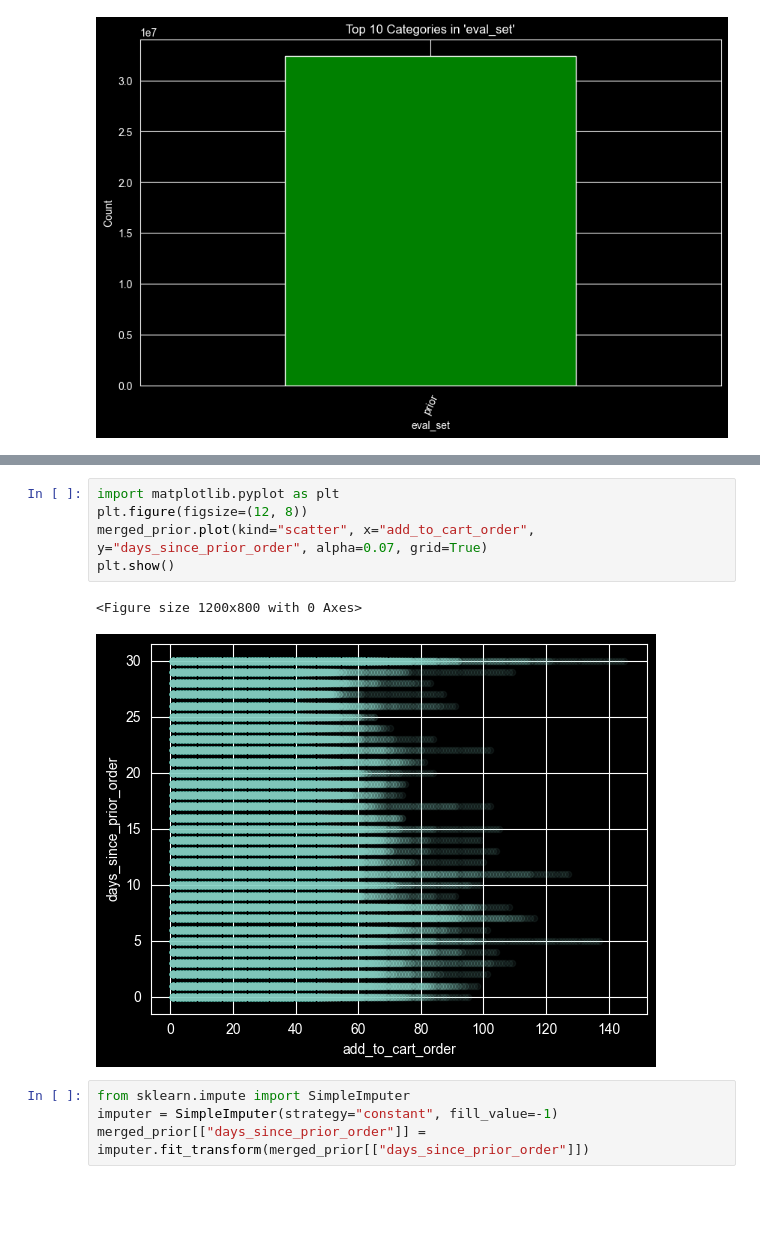
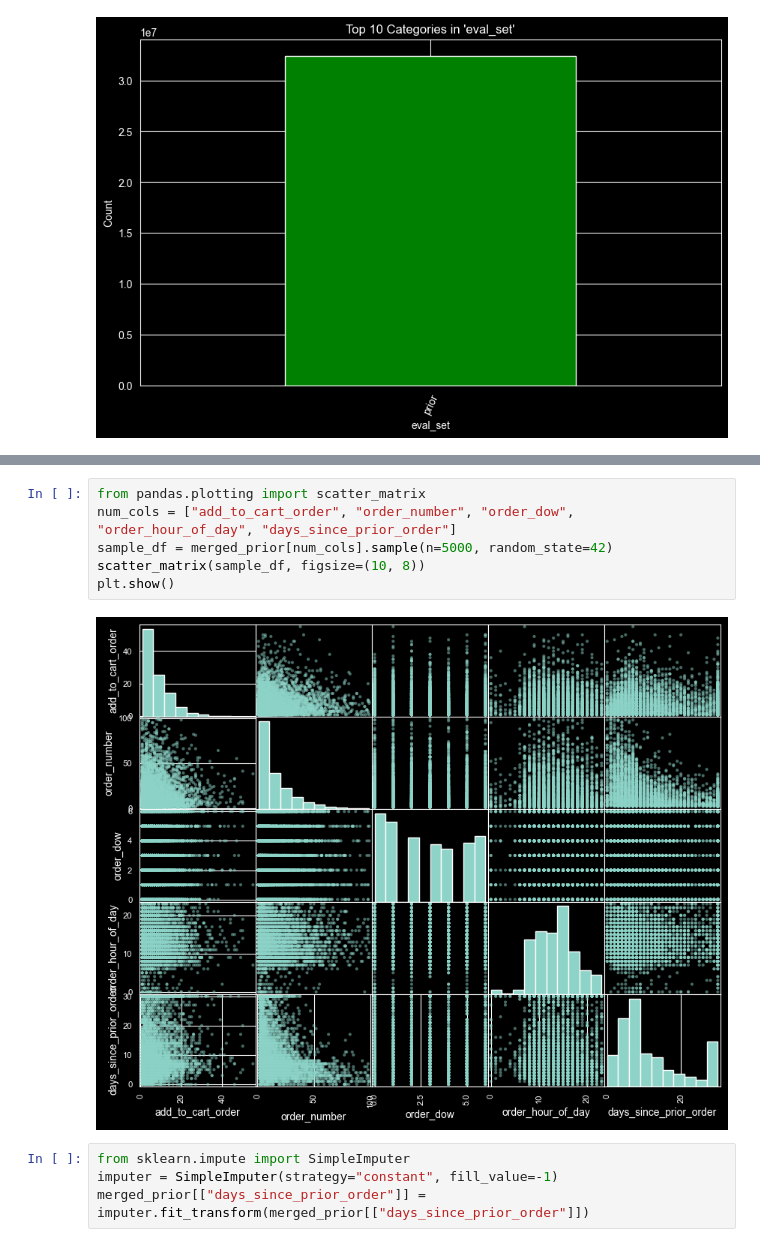
Before and after one commit to frieh7/Fall2025_DS230_Final-project, a Jupyter notebook: main.ipynb, the cells around one changed output, grey strips where cells are left out. Saved outputs shown, nothing was run; the diff lists cells and outputs as text; blank space fills up the shorter version.

```diff
--- a/main.ipynb
+++ b/main.ipynb
@@ -288,14 +289,14 @@ plt.title("Correlation Heatmap")
 plt.show()
 # %% [output]
 [figure]
-# %%
-import matplotlib.pyplot as plt
-plt.figure(figsize=(12, 8))
-merged_prior.plot(kind="scatter", x="add_to_cart_order", y="days_since_prior_order", alpha=0.07, grid=True)
-plt.show()
-# %% [output]
-<Figure size 1200x800 with 0 Axes>
-[figure, removed]
+# %%
+from pandas.plotting import scatter_matrix
+num_cols = ["add_to_cart_order", "order_number", "order_dow", "order_hour_of_day", "days_since_prior_order"]
+sample_df = merged_prior[num_cols].sample(n=5000, random_state=42)
+scatter_matrix(sample_df, figsize=(10, 8))
+plt.show()
+# %% [output]
+[figure, added]
 # %%
 from sklearn.impute import SimpleImputer
 imputer = SimpleImputer(strategy="constant", fill_value=-1)
```
Also changed, not shown: parts of 18 cells of this notebook, 1 other file.
